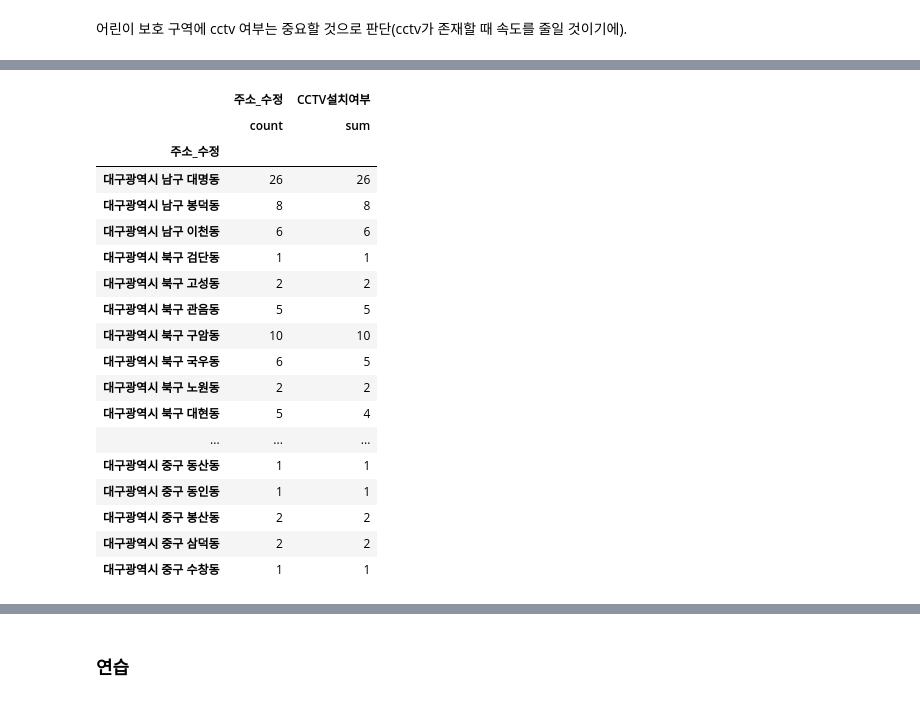
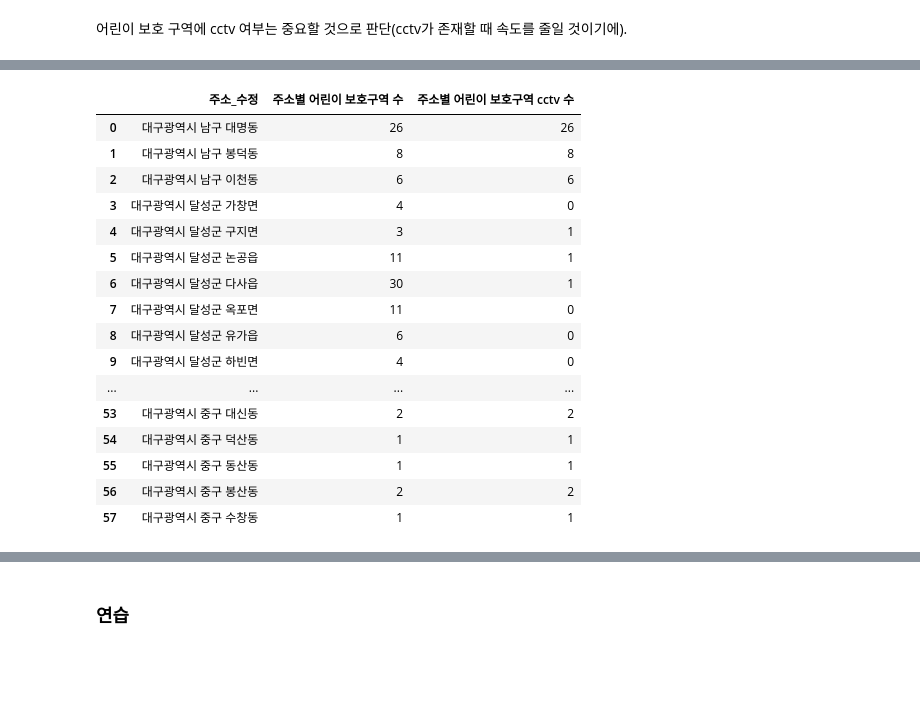
Before and after one commit to nyeokinyeoki/dacon_accident, a Jupyter notebook: accident.ipynb, the cells around one changed output, grey strips where cells are left out. Cells and saved outputs as stored; diff of their text form; code cells hidden in the pictures; blank space fills up the shorter version.

```diff
--- a/accident.ipynb
+++ b/accident.ipynb
@@ -446,0 +439,4 @@ Name: count, Length: 99, dtype: int64
+# %%
+child_dr = child.drop_duplicates(subset=["대상시설명","데이터기준일자"], keep="first")
+
+child_dr[["대상시설명","데이터기준일자"]].value_counts()
@@ -481,10 +496,10 @@ memory usage: 197.5+ KB
 # %%
 # 각 외부 데이터의 주소를 대구광역시-구-동 까지만 표현
 
-cctv["주소_수정"] = cctv["소재지지번주소"].str.extract(r'(대구광역시 [가-힣]+구 [가-힣]+동)')
-light["주소_수정"] = light["소재지지번주소"].str.extract(r'(대구광역시 [가-힣]+구 [가-힣]+동)')
-child["주소_수정"] = child["소재지지번주소"].str.extract(r'(대구광역시 [가-힣]+구 [가-힣]+동)')
-parking["주소_수정"] = parking["소재지지번주소"].str.extract(r'(대구광역시 [가-힣]+구 [가-힣]+동)')
+cctv["주소_수정"] = cctv["소재지지번주소"].str.extract(r'(대구광역시\s[ㄱ-힣]+\s[ㄱ-힣]+)\s')
+light["주소_수정"] = light["소재지지번주소"].str.extract(r'(대구광역시\s[ㄱ-힣]+\s[ㄱ-힣]+)\s')
+child_dr["주소_수정"] = child_dr["소재지지번주소"].str.extract(r'(대구광역시\s[ㄱ-힣]+\s[ㄱ-힣]+)\s')
+parking["주소_수정"] = parking["소재지지번주소"].str.extract(r'(대구광역시\s[ㄱ-힣]+\s[ㄱ-힣]+)\s')
 
-cctv["주소_수정"]
+child_dr["주소_수정"]
 # %% [output]
@@ -524,26 +546,28 @@ gb_cctv.to_frame()
 # %%
-# 지역별 어린이 보호구역 개수 파악
+# 주소별 어린이 보호구역 개수 파악
 
-gb_child = child.groupby("주소_수정")[["주소_수정", "CCTV설치여부"]].agg({"주소_수정":["count"], "CCTV설치여부":["sum"]})
+gb_child_dr = child_dr.groupby("주소_수정")[["주소_수정", "CCTV설치여부"]].agg({"주소_수정":["count"], "CCTV설치여부":["sum"]}).sort_index(axis=0, level=0)
 
-gb_child
+gb_child_dr.columns = ["주소별 어린이 보호구역 수", "주소별 어린이 보호구역 cctv 수"]
+
+gb_child_dr.reset_index(inplace=True)
+
+gb_child_dr
 # %% [output]
-|  | 주소_수정 | CCTV설치여부 |
-|  | count | sum |
-| 주소_수정 |  |  |
-| 대구광역시 남구 대명동 | 26 | 26 |
-| 대구광역시 남구 봉덕동 | 8 | 8 |
-| 대구광역시 남구 이천동 | 6 | 6 |
-| 대구광역시 북구 검단동 | 1 | 1 |
-| 대구광역시 북구 고성동 | 2 | 2 |
-| 대구광역시 북구 관음동 | 5 | 5 |
-| 대구광역시 북구 구암동 | 10 | 10 |
-| 대구광역시 북구 국우동 | 6 | 5 |
-| 대구광역시 북구 노원동 | 2 | 2 |
-| 대구광역시 북구 대현동 | 5 | 4 |
-| ... | ... | ... |
-| 대구광역시 중구 동산동 | 1 | 1 |
-| 대구광역시 중구 동인동 | 1 | 1 |
-| 대구광역시 중구 봉산동 | 2 | 2 |
-| 대구광역시 중구 삼덕동 | 2 | 2 |
-| 대구광역시 중구 수창동 | 1 | 1 |
+|  | 주소_수정 | 주소별 어린이 보호구역 수 | 주소별 어린이 보호구역 cctv 수 |
+| 0 | 대구광역시 남구 대명동 | 26 | 26 |
+| 1 | 대구광역시 남구 봉덕동 | 8 | 8 |
+| 2 | 대구광역시 남구 이천동 | 6 | 6 |
+| 3 | 대구광역시 달성군 가창면 | 4 | 0 |
+| 4 | 대구광역시 달성군 구지면 | 3 | 1 |
+| 5 | 대구광역시 달성군 논공읍 | 11 | 1 |
+| 6 | 대구광역시 달성군 다사읍 | 30 | 1 |
+| 7 | 대구광역시 달성군 옥포면 | 11 | 0 |
+| 8 | 대구광역시 달성군 유가읍 | 6 | 0 |
+| 9 | 대구광역시 달성군 하빈면 | 4 | 0 |
+| ... | ... | ... | ... |
+| 53 | 대구광역시 중구 대신동 | 2 | 2 |
+| 54 | 대구광역시 중구 덕산동 | 1 | 1 |
+| 55 | 대구광역시 중구 동산동 | 1 | 1 |
+| 56 | 대구광역시 중구 봉산동 | 2 | 2 |
+| 57 | 대구광역시 중구 수창동 | 1 | 1 |
```
Also changed, not shown: parts of 19 cells of this notebook.
